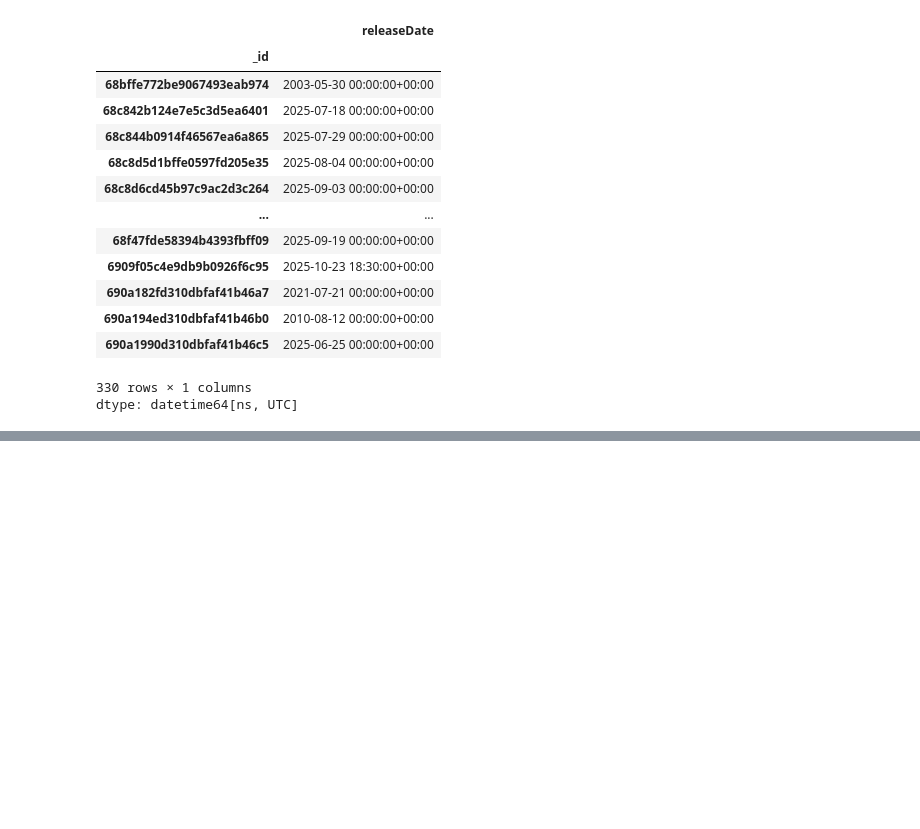
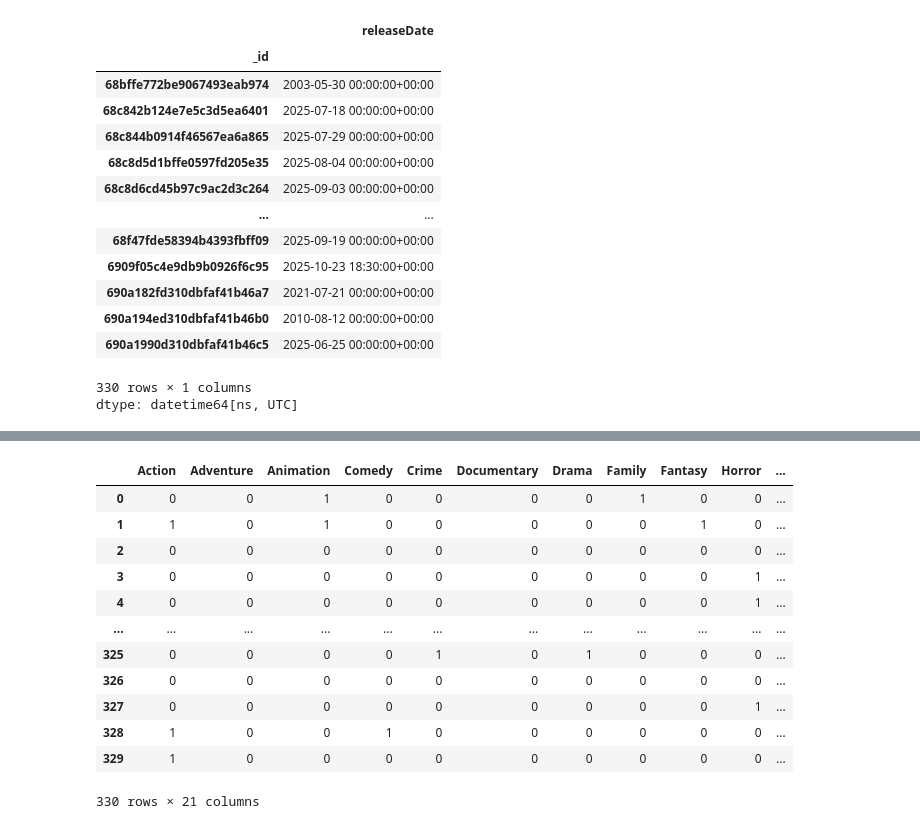
Before and after one commit to Shruthikshetty/media-logger-recommender, a Jupyter notebook: training_notebooks/Movies_recommendation_model.ipynb, the cells around one changed output, grey strips where cells are left out. Saved outputs shown, nothing was run; the diff lists cells and outputs as text; code cells hidden in the pictures; blank space fills up the shorter version.

```diff
--- a/training_notebooks/Movies_recommendation_model.ipynb
+++ b/training_notebooks/Movies_recommendation_model.ipynb
@@ -1120,0 +1155,7 @@ dtype: datetime64[ns, UTC]
+# %%
+# we will be encoding released = 1 , upcoming = 0 ()
+# binary encoding
+
+df_clean["status"]  = (df_clean["status"] == "released").astype(int)
+
+df_clean["status"]
@@ -1120,0 +1178,27 @@ dtype: datetime64[ns, UTC]
+# %%
+# now lets handle columns like language , genre , tags
+# we will be multi hot encoding them .
+
+# lets first handle the geners
+mlb_genre = MultiLabelBinarizer()
+geners_encoded = mlb_genre.fit_transform(df_clean["genre"]);
+genres_df = pd.DataFrame(geners_encoded, columns=mlb_genre.classes_)
+
+# we drop unknown since its not required
+genres_df.drop(columns=["Unknown"] , inplace=True , errors="ignore")
+
+genres_df
+# %% [output]
+|  | Action | Adventure | Animation | Comedy | Crime | Documentary | Drama | Family | Fantasy | Horror | ... |
+| 0 | 0 | 0 | 1 | 0 | 0 | 0 | 0 | 1 | 0 | 0 | ... |
+| 1 | 1 | 0 | 1 | 0 | 0 | 0 | 0 | 0 | 1 | 0 | ... |
+| 2 | 0 | 0 | 0 | 0 | 0 | 0 | 0 | 0 | 0 | 0 | ... |
+| 3 | 0 | 0 | 0 | 0 | 0 | 0 | 0 | 0 | 0 | 1 | ... |
+| 4 | 0 | 0 | 0 | 0 | 0 | 0 | 0 | 0 | 0 | 1 | ... |
+| ... | ... | ... | ... | ... | ... | ... | ... | ... | ... | ... | ... |
+| 325 | 0 | 0 | 0 | 0 | 1 | 0 | 1 | 0 | 0 | 0 | ... |
+| 326 | 0 | 0 | 0 | 0 | 0 | 0 | 0 | 0 | 0 | 0 | ... |
+| 327 | 0 | 0 | 0 | 0 | 0 | 0 | 0 | 0 | 0 | 1 | ... |
+| 328 | 1 | 0 | 0 | 1 | 0 | 0 | 0 | 0 | 0 | 0 | ... |
+| 329 | 1 | 0 | 0 | 0 | 0 | 0 | 0 | 0 | 0 | 0 | ... |
+330 rows × 21 columns
```
Also changed, not shown: parts of 37 cells of this notebook.
